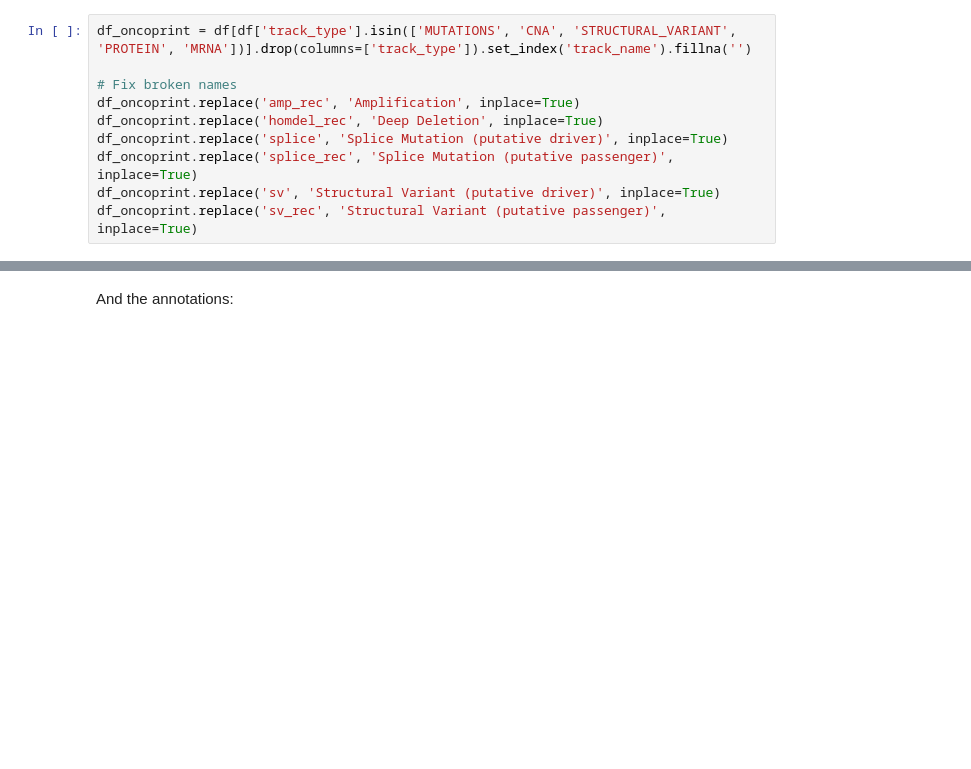
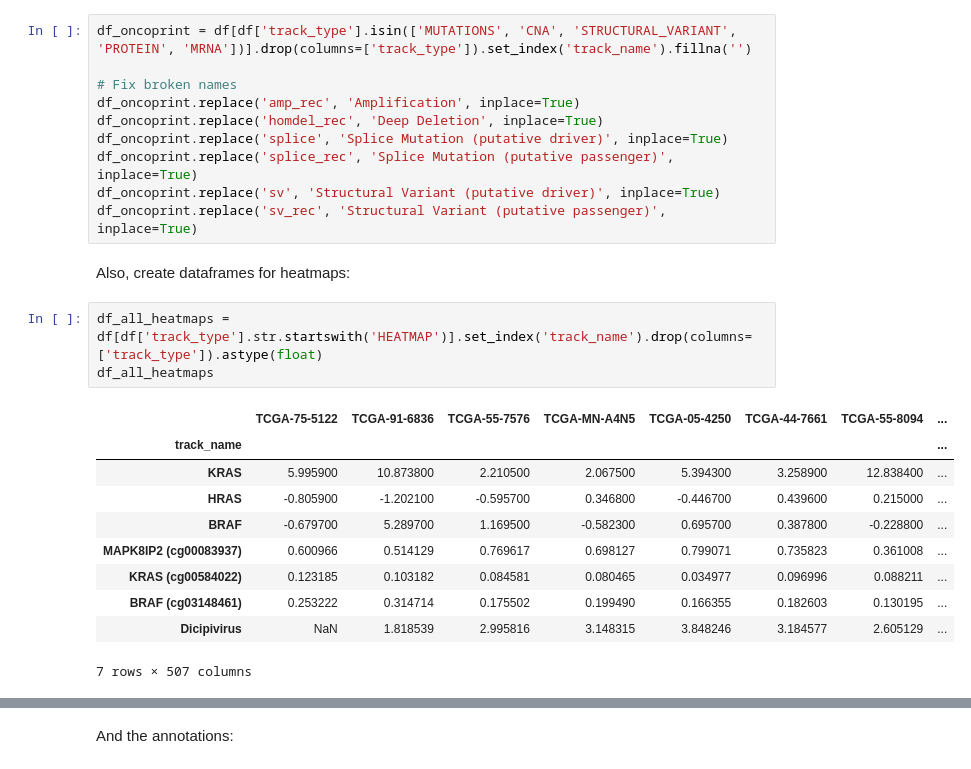
Before and after one commit to pnucolab/pyoncoprint, a Jupyter notebook: example.ipynb, the cells around one changed output, grey strips where cells are left out. Drawn from its saved outputs; the diff is of its cells as text; blank space fills up the shorter version.

```diff
--- a/example.ipynb
+++ b/example.ipynb
@@ -44,3 +44,19 @@ df_oncoprint.replace('splice', 'Splice Mutation (putative driver)', inplace=True
 df_oncoprint.replace('splice_rec', 'Splice Mutation (putative passenger)', inplace=True)
 df_oncoprint.replace('sv', 'Structural Variant (putative driver)', inplace=True)
 df_oncoprint.replace('sv_rec', 'Structural Variant (putative passenger)', inplace=True)
+# %% [markdown]
+Also, create dataframes for heatmaps:
+# %%
+df_all_heatmaps = df[df['track_type'].str.startswith('HEATMAP')].set_index('track_name').drop(columns=['track_type']).astype(float)
+df_all_heatmaps
+# %% [output]
+|  | TCGA-75-5122 | TCGA-91-6836 | TCGA-55-7576 | TCGA-MN-A4N5 | TCGA-05-4250 | TCGA-44-7661 | TCGA-55-8094 | ... |
+| track_name |  |  |  |  |  |  |  | ... |
+| KRAS | 5.995900 | 10.873800 | 2.210500 | 2.067500 | 5.394300 | 3.258900 | 12.838400 | ... |
+| HRAS | -0.805900 | -1.202100 | -0.595700 | 0.346800 | -0.446700 | 0.439600 | 0.215000 | ... |
+| BRAF | -0.679700 | 5.289700 | 1.169500 | -0.582300 | 0.695700 | 0.387800 | -0.228800 | ... |
+| MAPK8IP2 (cg00083937) | 0.600966 | 0.514129 | 0.769617 | 0.698127 | 0.799071 | 0.735823 | 0.361008 | ... |
+| KRAS (cg00584022) | 0.123185 | 0.103182 | 0.084581 | 0.080465 | 0.034977 | 0.096996 | 0.088211 | ... |
+| BRAF (cg03148461) | 0.253222 | 0.314714 | 0.175502 | 0.199490 | 0.166355 | 0.182603 | 0.130195 | ... |
+| Dicipivirus | NaN | 1.818539 | 2.995816 | 3.148315 | 3.848246 | 3.184577 | 2.605129 | ... |
+7 rows × 507 columns
```
Also changed, not shown: parts of 2 cells of this notebook, 3 other files.
